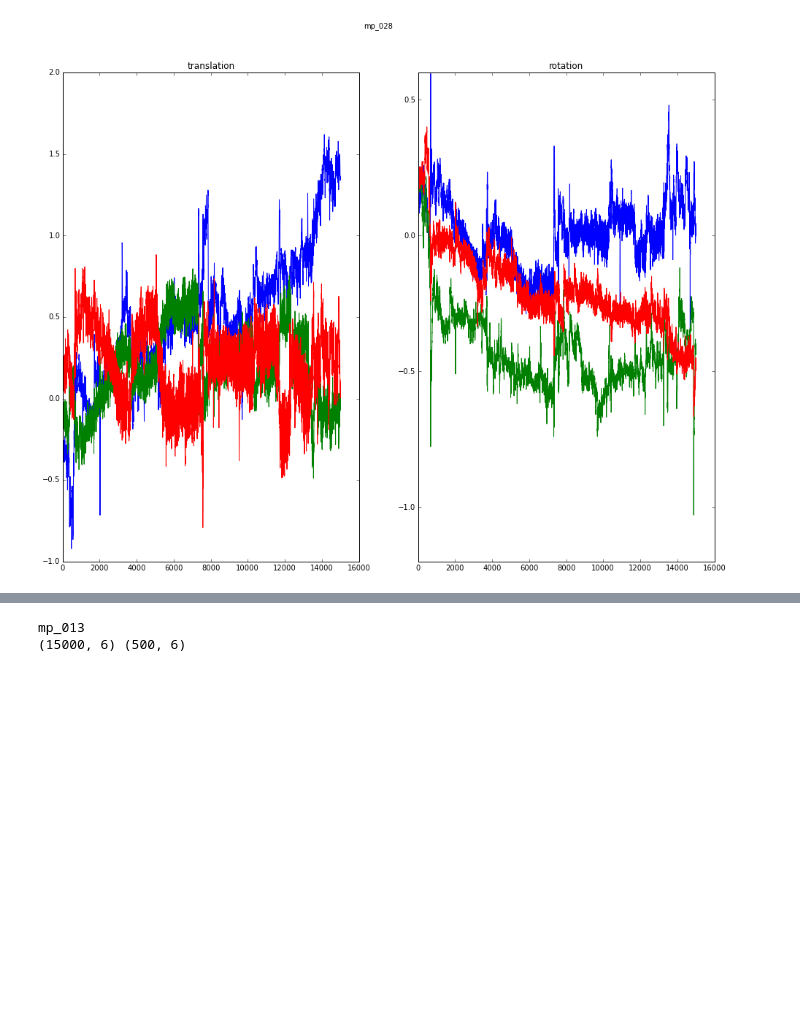
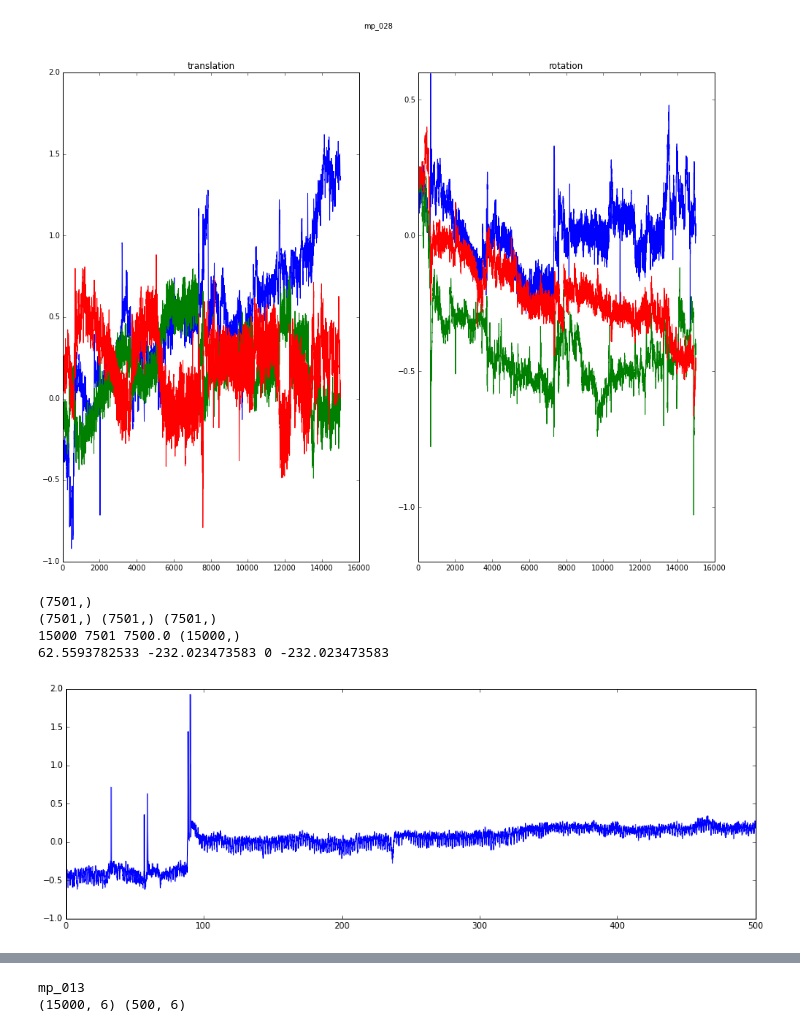
Before and after one commit to simpace/processing-scripts, a Jupyter notebook: simpace/trajectories/slice_avg_trajectories.ipynb, the cells around one changed output, grey strips where cells are left out. Drawn from its saved outputs; the diff is of its cells as text; code cells hidden in the pictures; blank space fills up the shorter version.

```diff
--- a/simpace/trajectories/slice_avg_trajectories.ipynb
+++ b/simpace/trajectories/slice_avg_trajectories.ipynb
@@ -64,3 +66,53 @@ mp_026 (15000, 6)
 [figure]
 mp_028 (15000, 6)
 [figure]
+# %%
+import random
+traj_fname = pjoin(data_dir,orig_fnames['mp_026'])
+data_orig = get_data_orig(traj_fname)
+
+TR = 2.
+nb_slices = 30
+nb_volumes = 500
+sampling_rate = nb_slices/TR
+Duration = nb_volumes*TR
+time = np.arange(0, Duration, 1/sampling_rate)
+Ntime = len(time)
+Ntime_2 = int(Ntime/2) + 1
+
+x_data = data_orig[:,1]
+x_data -= x_data.mean()
+x_fft = np.fft.rfft(x_data)
+
+print(x_fft.shape)
+
+
+power = 20*np.log10(np.abs(x_fft))
+ampl = np.abs(x_fft)
+phase = np.angle(x_fft)
+freq = np.linspace(0, sampling_rate/2., len(power))
+
+fig = plt.figure(figsize=(15,5))
+ax = fig.add_subplot(1,1,1)
+slc = np.s_[:, 1000]
+print(freq.shape, power.shape, phase.shape)
+
+#ax.plot(freq, power)
+#ax.plot(freq[-500:], power[-500:])
+#ax.plot(freq[1:], power[1:])
+#ax.plot(freq, ampl)
+
+# ----------Randomize phase ! --------------#
+#random.shuffle(phase)
+x_data_recon = np.fft.ifft(ampl * np.exp(1j* phase))
+print(len(time), len(x_data_recon), Ntime/2, x_data.shape)
+ax.plot(time[:Ntime_2], x_data_recon)
+#ax.plot(time[:Ntime_2], x_data[:Ntime_2])
+
+print(power.max(), power.min(), np.argmin(power), power[0])
+# %% [output]
+(7501,)
+(7501,) (7501,) (7501,)
+15000 7501 7500.0 (15000,)
+62.5593782533 -232.023473583 0 -232.023473583
+[figure, added]
```
Also changed, not shown: parts of 6 cells of this notebook.
